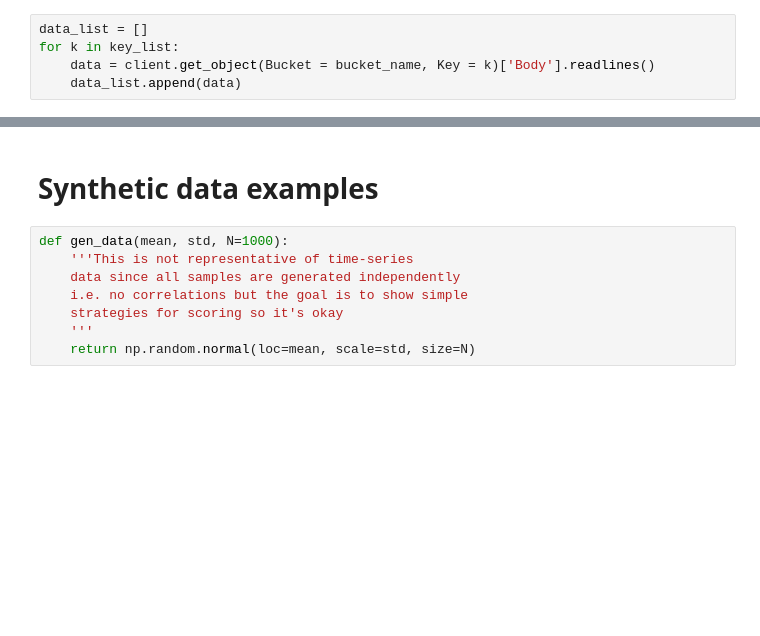
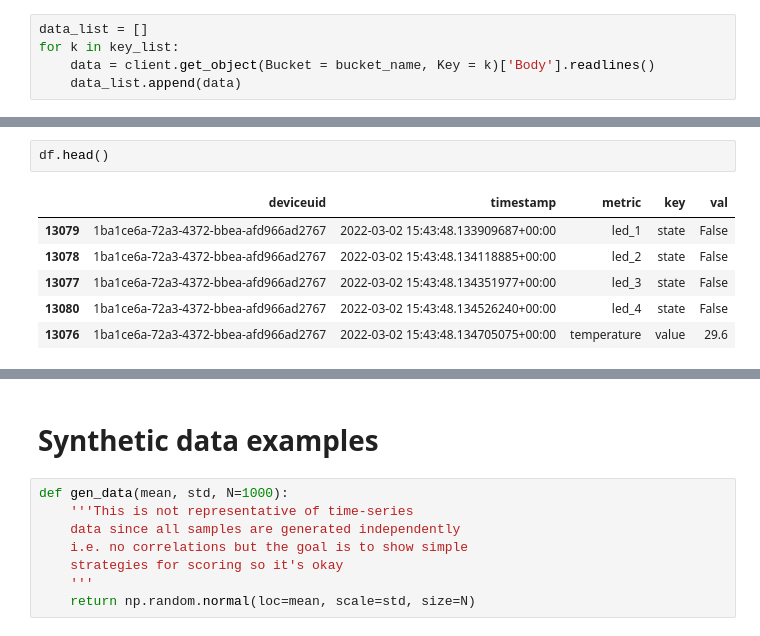
Before and after one commit to rhdemo/2022-ai-sensor, a Jupyter notebook: nbs/Data Exploration.ipynb, the cells around one changed output, grey strips where cells are left out. Cells and saved outputs as stored; diff of their text form; blank space fills up the shorter version.

```diff
--- a/nbs/Data Exploration.ipynb
+++ b/nbs/Data Exploration.ipynb
@@ -187,0 +209,9 @@ for did in uniq_dids:
+# %%
+df.head()
+# %% [output]
+|  | deviceuid | timestamp | metric | key | val |
+| 13079 | 1ba1ce6a-72a3-4372-bbea-afd966ad2767 | 2022-03-02 15:43:48.133909687+00:00 | led_1 | state | False |
+| 13078 | 1ba1ce6a-72a3-4372-bbea-afd966ad2767 | 2022-03-02 15:43:48.134118885+00:00 | led_2 | state | False |
+| 13077 | 1ba1ce6a-72a3-4372-bbea-afd966ad2767 | 2022-03-02 15:43:48.134351977+00:00 | led_3 | state | False |
+| 13080 | 1ba1ce6a-72a3-4372-bbea-afd966ad2767 | 2022-03-02 15:43:48.134526240+00:00 | led_4 | state | False |
+| 13076 | 1ba1ce6a-72a3-4372-bbea-afd966ad2767 | 2022-03-02 15:43:48.134705075+00:00 | temperature | value | 29.6 |
```
Also changed, not shown: parts of 37 cells of this notebook, 2 other files.
